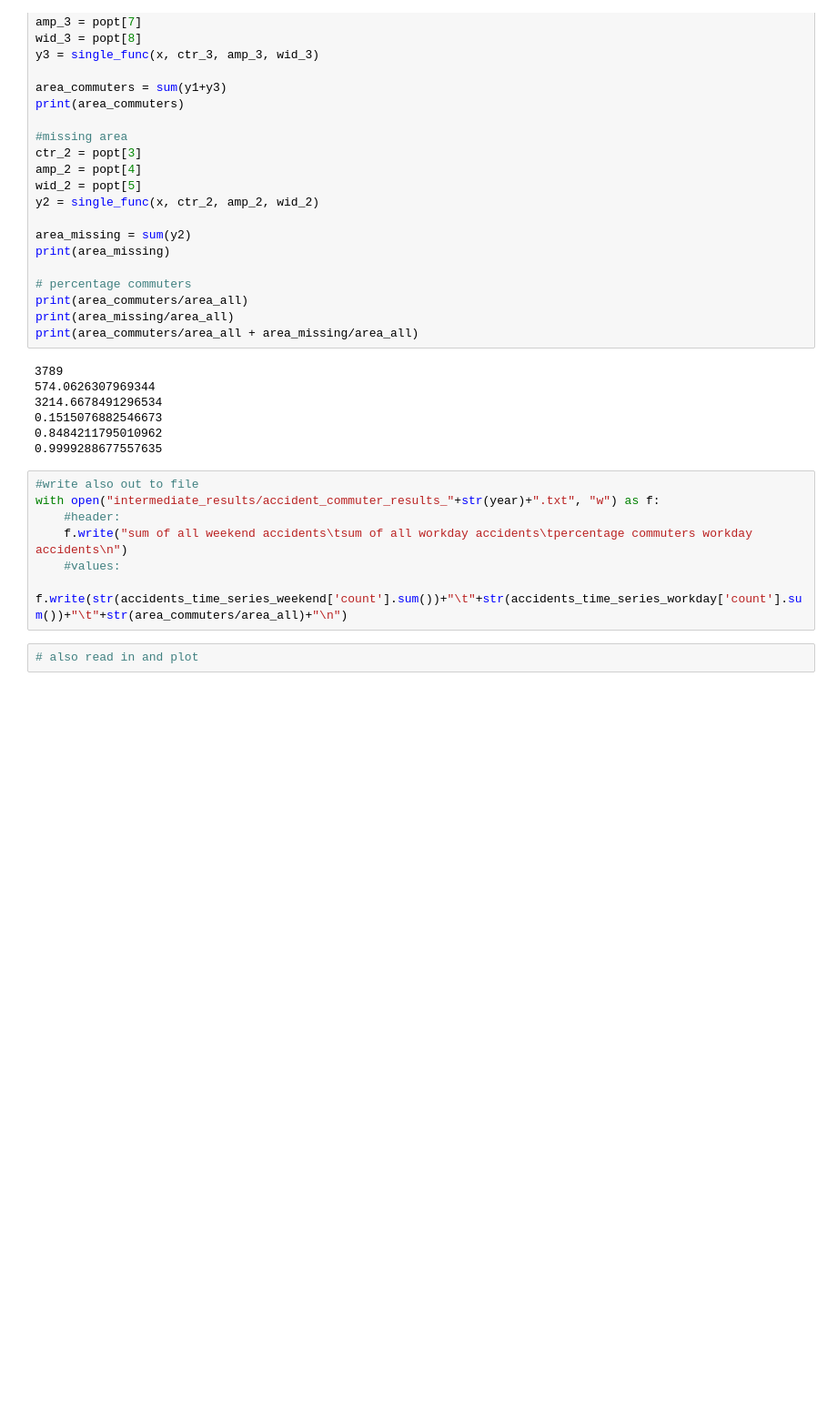
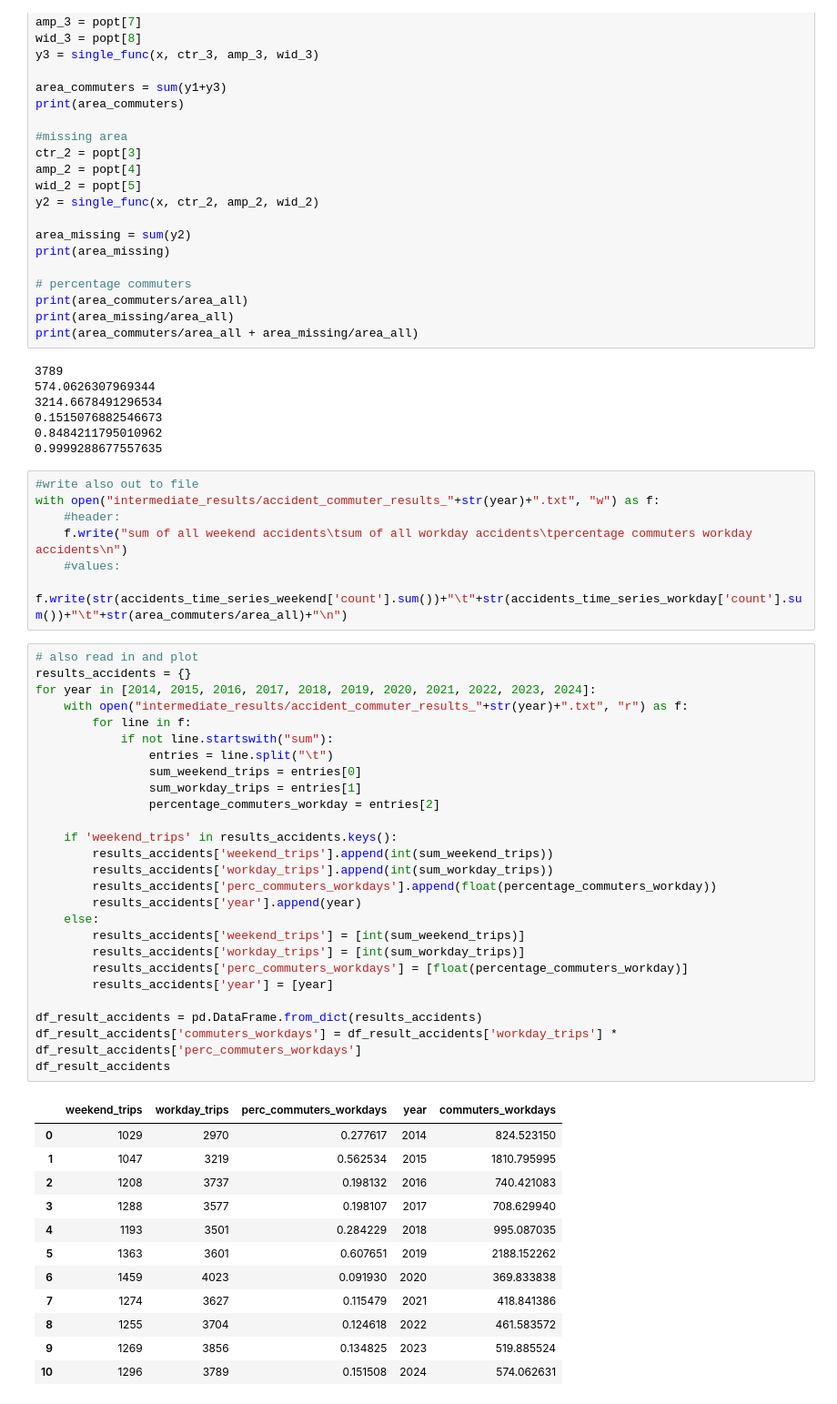
Before and after one commit to tobzac/challenge, a Jupyter notebook: 05_commuter_analysis.ipynb, the cells around one changed output. Shown at 91% size. Saved outputs shown, nothing was run; the diff lists cells and outputs as text; blank space fills up the shorter version.

```diff
--- a/05_commuter_analysis.ipynb
+++ b/05_commuter_analysis.ipynb
@@ -666,3 +666,40 @@ with open("intermediate_results/accident_commuter_results_"+str(year)+".txt", "w
     f.write(str(accidents_time_series_weekend['count'].sum())+"\t"+str(accidents_time_series_workday['count'].sum())+"\t"+str(area_commuters/area_all)+"\n")
 # %%
 # also read in and plot
+results_accidents = {}
+for year in [2014, 2015, 2016, 2017, 2018, 2019, 2020, 2021, 2022, 2023, 2024]:
+    with open("intermediate_results/accident_commuter_results_"+str(year)+".txt", "r") as f:
+        for line in f:
+            if not line.startswith("sum"):
+                entries = line.split("\t")
+                sum_weekend_trips = entries[0]
+                sum_workday_trips = entries[1]
+                percentage_commuters_workday = entries[2]
+
+    if 'weekend_trips' in results_accidents.keys():
+        results_accidents['weekend_trips'].append(int(sum_weekend_trips))
+        results_accidents['workday_trips'].append(int(sum_workday_trips))
+        results_accidents['perc_commuters_workdays'].append(float(percentage_commuters_workday))
+        results_accidents['year'].append(year)
+    else:
+        results_accidents['weekend_trips'] = [int(sum_weekend_trips)]
+        results_accidents['workday_trips'] = [int(sum_workday_trips)]
+        results_accidents['perc_commuters_workdays'] = [float(percentage_commuters_workday)]
+        results_accidents['year'] = [year]
+
+df_result_accidents = pd.DataFrame.from_dict(results_accidents)
+df_result_accidents['commuters_workdays'] = df_result_accidents['workday_trips'] * df_result_accidents['perc_commuters_workdays']
+df_result_accidents
+# %% [output]
+|  | weekend_trips | workday_trips | perc_commuters_workdays | year | commuters_workdays |
+| 0 | 1029 | 2970 | 0.277617 | 2014 | 824.523150 |
+| 1 | 1047 | 3219 | 0.562534 | 2015 | 1810.795995 |
+| 2 | 1208 | 3737 | 0.198132 | 2016 | 740.421083 |
+| 3 | 1288 | 3577 | 0.198107 | 2017 | 708.629940 |
+| 4 | 1193 | 3501 | 0.284229 | 2018 | 995.087035 |
+| 5 | 1363 | 3601 | 0.607651 | 2019 | 2188.152262 |
+| 6 | 1459 | 4023 | 0.091930 | 2020 | 369.833838 |
+| 7 | 1274 | 3627 | 0.115479 | 2021 | 418.841386 |
+| 8 | 1255 | 3704 | 0.124618 | 2022 | 461.583572 |
+| 9 | 1269 | 3856 | 0.134825 | 2023 | 519.885524 |
+| 10 | 1296 | 3789 | 0.151508 | 2024 | 574.062631 |
```
Also changed, not shown: parts of 3 cells of this notebook, 2 other files.
